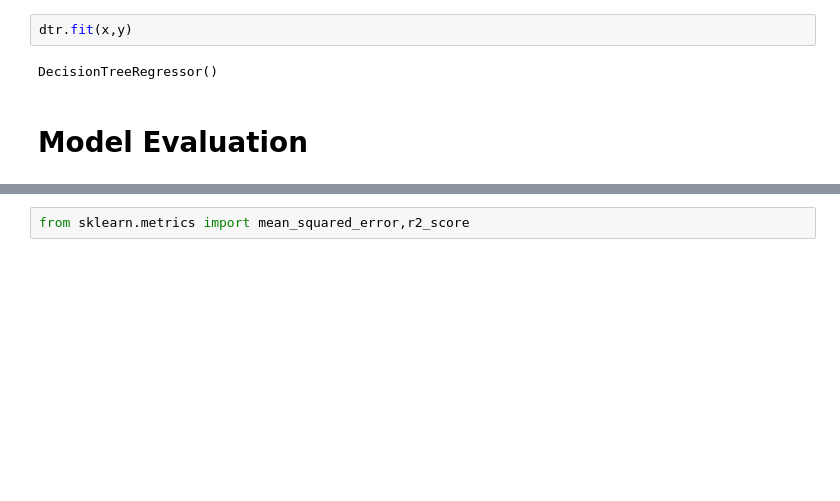
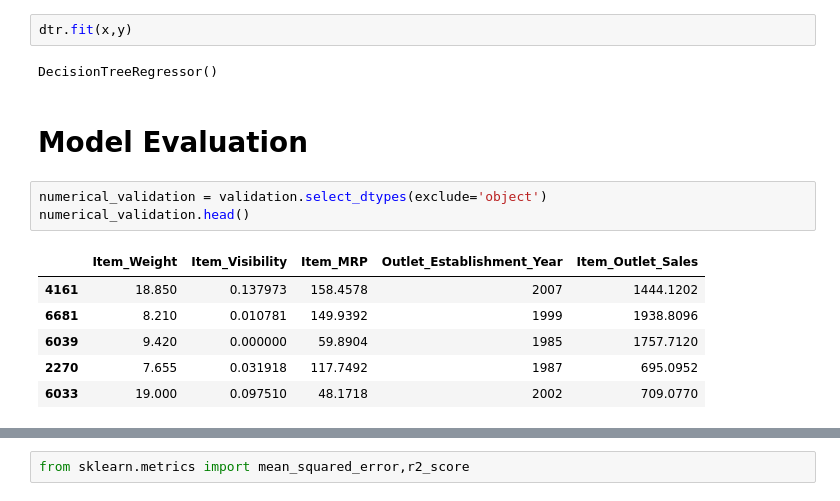
Before and after one commit to Gourav052003/Data-Driven-Sales-Forecasting-for-Big-Mart-Retail-Outlets, a Jupyter notebook: Big-Mart-Sales-Prediction.ipynb, the cells around one changed output, grey strips where cells are left out. Cells and saved outputs as stored; diff of their text form; blank space fills up the shorter version.

```diff
--- a/Big-Mart-Sales-Prediction.ipynb
+++ b/Big-Mart-Sales-Prediction.ipynb
@@ -759,3 +759,13 @@ dtr.fit(x,y)
 DecisionTreeRegressor()
 # %% [markdown]
 # Model Evaluation
+# %%
+numerical_validation = validation.select_dtypes(exclude='object')
+numerical_validation.head()
+# %% [output]
+|  | Item_Weight | Item_Visibility | Item_MRP | Outlet_Establishment_Year | Item_Outlet_Sales |
+| 4161 | 18.850 | 0.137973 | 158.4578 | 2007 | 1444.1202 |
+| 6681 | 8.210 | 0.010781 | 149.9392 | 1999 | 1938.8096 |
+| 6039 | 9.420 | 0.000000 | 59.8904 | 1985 | 1757.7120 |
+| 2270 | 7.655 | 0.031918 | 117.7492 | 1987 | 695.0952 |
+| 6033 | 19.000 | 0.097510 | 48.1718 | 2002 | 709.0770 |
```
Also changed, not shown: parts of 20 cells of this notebook.
